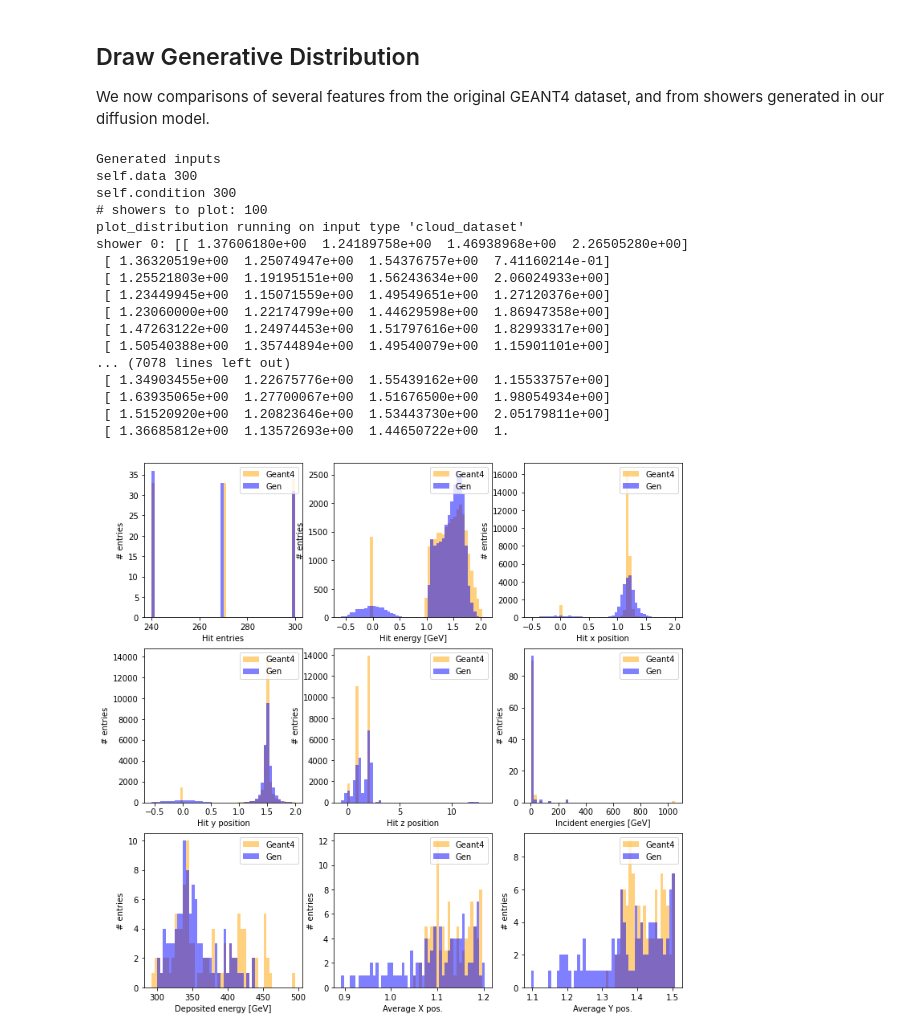
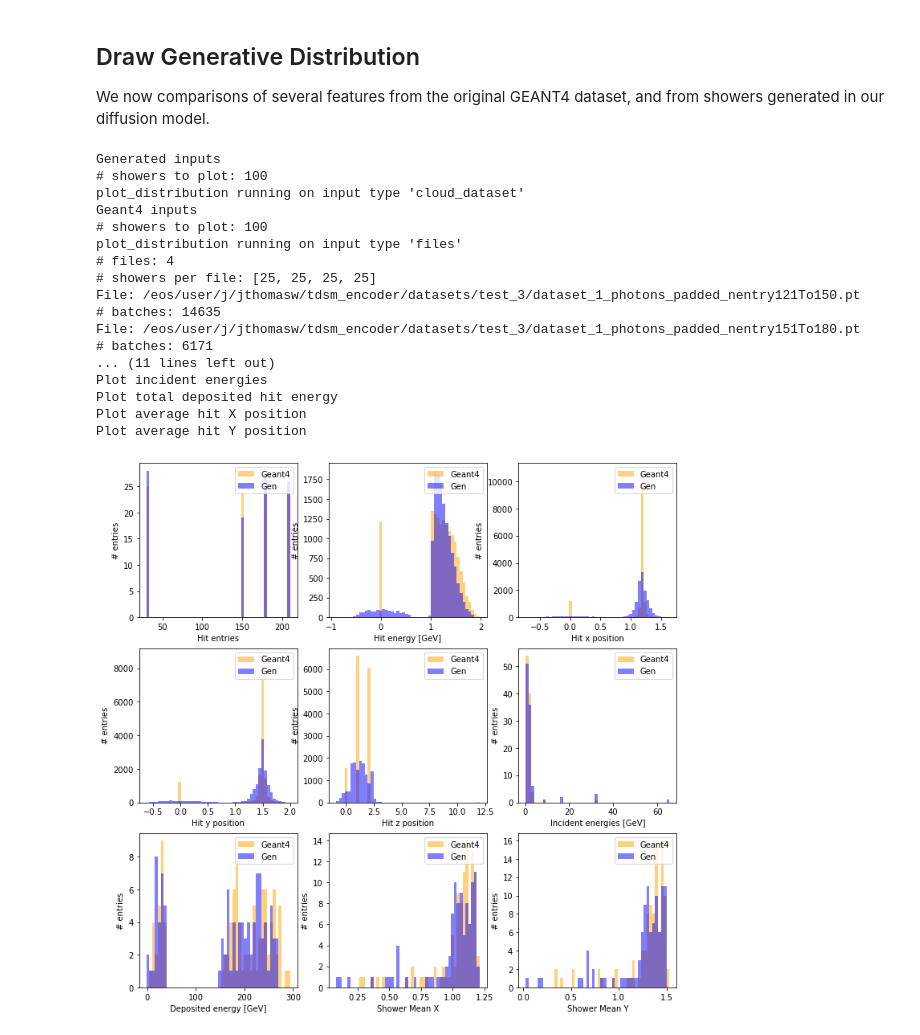
Before and after one commit to vincentchen566/tdsm_encoder, a Jupyter notebook: tdsm_encoder.ipynb, the cells around one changed output. Drawn from its saved outputs; the diff is of its cells as text; code cells hidden in the pictures.

```diff
--- a/tdsm_encoder.ipynb
+++ b/tdsm_encoder.ipynb
@@ -80,7 +80,7 @@ print('Working directory: ', workingdir)
 files_list_ = []
 for filename in os.listdir(dataset_store_path):
     #if fnmatch.fnmatch(filename, dataset + '12*.pt') or fnmatch.fnmatch(filename, dataset + '21*.pt') or fnmatch.fnmatch(filename, dataset + '30*.pt'):
-    if fnmatch.fnmatch(filename, dataset + '2*.pt'):
+    if fnmatch.fnmatch(filename, dataset + '1*.pt'):
         files_list_.append(os.path.join(dataset_store_path, filename))
 print(files_list_)
 
@@ -1176,7 +1226,7 @@ n_showers_2_gen =  100
 
 # Distributions object for generated files
 print(f'Generated inputs')
-output_directory = 'sampling_100samplersteps_20230825_1403_output'
+output_directory = 'sampling_100samplersteps_20230828_1713_output'
 plot_file_name = os.path.join(output_directory, 'sample.pt')
 custom_data = utils.cloud_dataset(plot_file_name,device=device)
 # When providing just cloud dataset, energy_trans_file needs to include full path
@@ -1270,47 +1320,47 @@ ax[2][0].set_ylabel('# entries')
 ax[2][0].set_xlabel('Deposited energy [GeV]')
 ax[2][0].hist(total_deposited_e_shower, bins, alpha=0.5, color='orange', label='Geant4')
 ax[2][0].hist(total_deposited_e_shower_gen, bins, alpha=0.5, color='blue', label='Gen')
 #ax[2][0].set_yscale('log')
 ax[2][0].legend(loc='upper right')
 
 print('Plot average hit X position')
 bins=np.histogram(np.hstack((average_x_shower_geant,average_x_shower_gen)), bins=50)[1]
 ax[2][1].set_ylabel('# entries')
-ax[2][1].set_xlabel('Average X pos.')
+ax[2][1].set_xlabel('Shower Mean X')
 ax[2][1].hist(average_x_shower_geant, bins, alpha=0.5, color='orange', label='Geant4')
 ax[2][1].hist(average_x_shower_gen, bins, alpha=0.5, color='blue', label='Gen')
 #ax[2][1].set_yscale('log')
 ax[2][1].legend(loc='upper right')
 
 print('Plot average hit Y position')
 bins=np.histogram(np.hstack((average_y_shower_geant,average_y_shower_gen)), bins=50)[1]
 ax[2][2].set_ylabel('# entries')
-ax[2][2].set_xlabel('Average Y pos.')
+ax[2][2].set_xlabel('Shower Mean Y')
 ax[2][2].hist(average_y_shower_geant, bins, alpha=0.5, color='orange', label='Geant4')
 ax[2][2].hist(average_y_shower_gen, bins, alpha=0.5, color='blue', label='Gen')
 #ax[2][2].set_yscale('log')
 ax[2][2].legend(loc='upper right')
 
 fig.show()
 
 fig_name = os.path.join(output_directory, 'Geant_Gen_comparison.png')
 fig.savefig(fig_name)
 # %% [output]
 Generated inputs
-self.data 300
-self.condition 300
 # showers to plot: 100
 plot_distribution running on input type 'cloud_dataset'
-shower 0: [[ 1.37606180e+00  1.24189758e+00  1.46938968e+00  2.26505280e+00]
- [ 1.36320519e+00  1.25074947e+00  1.54376757e+00  7.41160214e-01]
- [ 1.25521803e+00  1.19195151e+00  1.56243634e+00  2.06024933e+00]
- [ 1.23449945e+00  1.15071559e+00  1.49549651e+00  1.27120376e+00]
- [ 1.23060000e+00  1.22174799e+00  1.44629598e+00  1.86947358e+00]
- [ 1.47263122e+00  1.24974453e+00  1.51797616e+00  1.82993317e+00]
- [ 1.50540388e+00  1.35744894e+00  1.49540079e+00  1.15901101e+00]
-... (7078 lines left out)
- [ 1.34903455e+00  1.22675776e+00  1.55439162e+00  1.15533757e+00]
- [ 1.63935065e+00  1.27700067e+00  1.51676500e+00  1.98054934e+00]
- [ 1.51520920e+00  1.20823646e+00  1.53443730e+00  2.05179811e+00]
- [ 1.36685812e+00  1.13572693e+00  1.44650722e+00  1.
+Geant4 inputs
+# showers to plot: 100
+plot_distribution running on input type 'files'
+# files: 4
+# showers per file: [25, 25, 25, 25]
+File: /eos/user/j/jthomasw/tdsm_encoder/datasets/test_3/dataset_1_photons_padded_nentry121To150.pt
+# batches: 14635
+File: /eos/user/j/jthomasw/tdsm_encoder/datasets/test_3/dataset_1_photons_padded_nentry151To180.pt
+# batches: 6171
+... (11 lines left out)
+Plot incident energies
+Plot total deposited hit energy
+Plot average hit X position
+Plot average hit Y position
-[figure, old version]
+[figure, new version]
```
Also changed, not shown: parts of 3 cells of this notebook, 1 other file.
